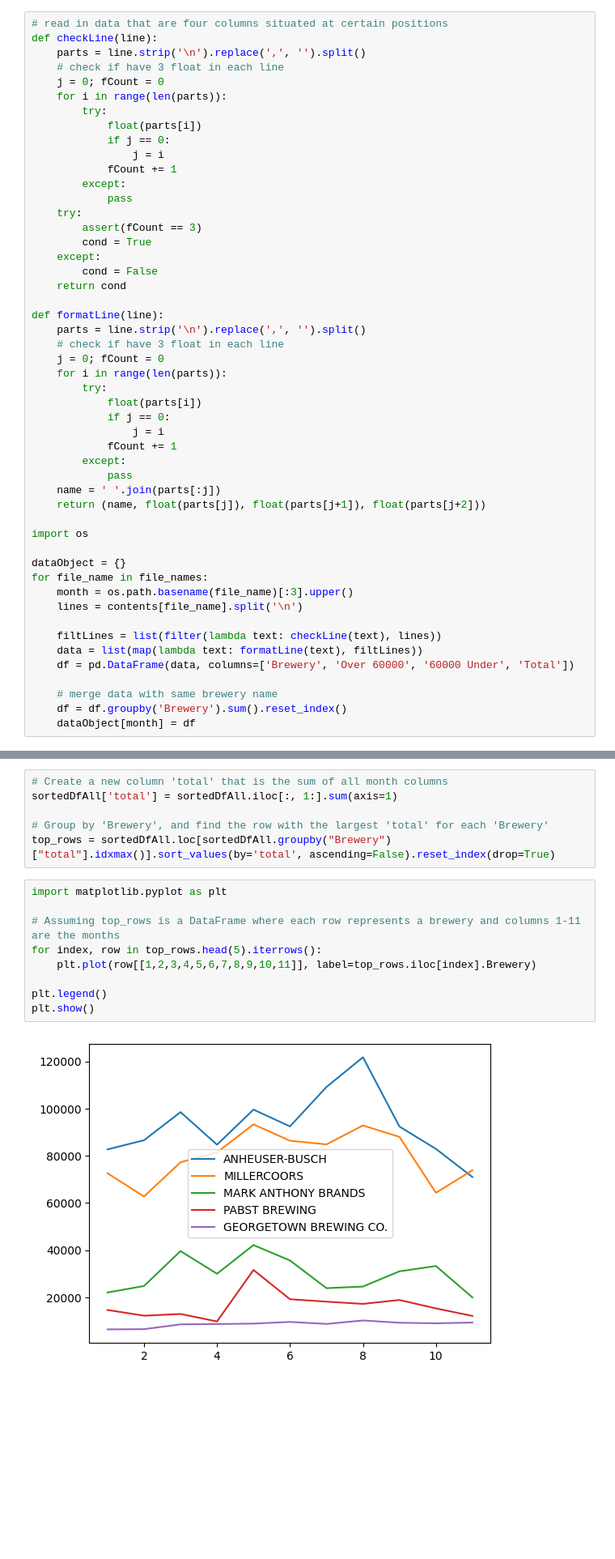
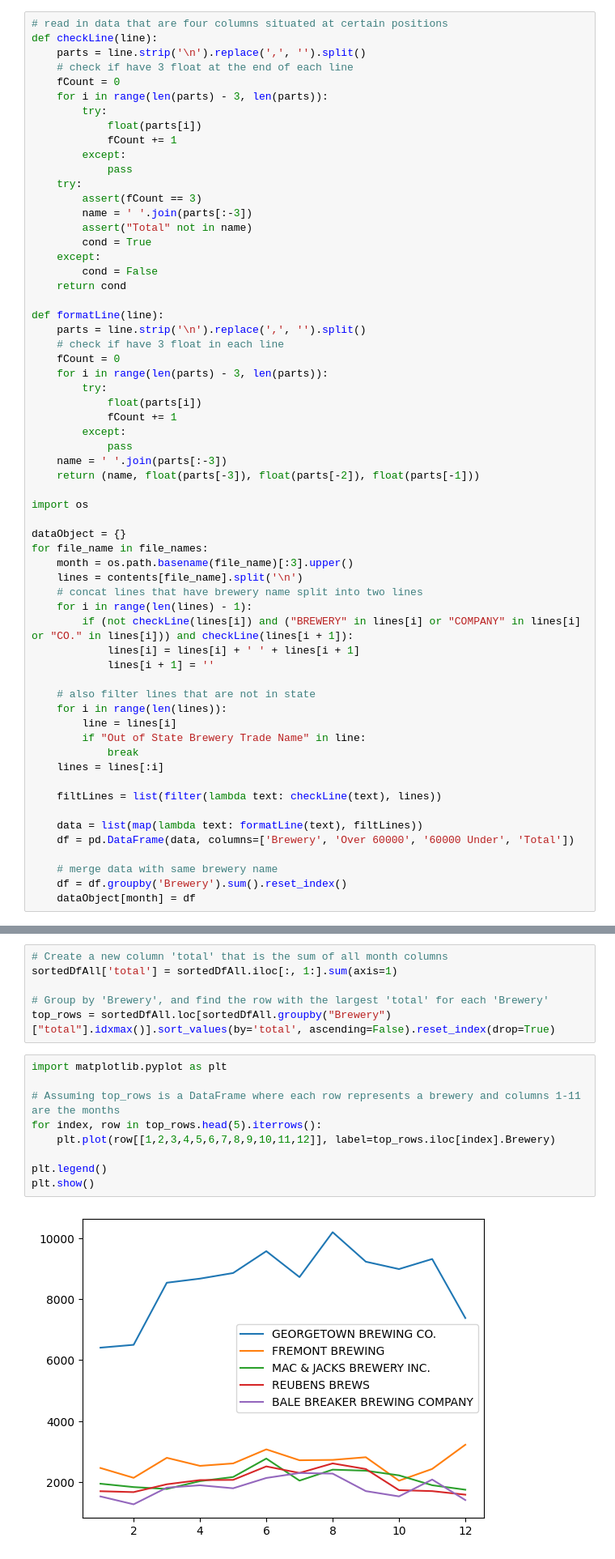
Before and after one commit to mckenzie-maidl/wa-brewers-guild, a Jupyter notebook: production_data_preprocessing.ipynb, the cells around one changed output, grey strips where cells are left out. Shown: that part at 81% size. Cells and saved outputs as stored; diff of their text form; blank space fills up the shorter version.

Commit message:
update the mapping WA breweries and production
1. mapping between WA breweries and production
2. missing brewery list from WA breweries

```diff
--- a/production_data_preprocessing.ipynb
+++ b/production_data_preprocessing.ipynb
@@ -38,18 +25,18 @@ for file_name in file_names:
 # read in data that are four columns situated at certain positions
 def checkLine(line):
     parts = line.strip('\n').replace(',', '').split()
-    # check if have 3 float in each line
-    j = 0; fCount = 0
-    for i in range(len(parts)):
+    # check if have 3 float at the end of each line
+    fCount = 0
+    for i in range(len(parts) - 3, len(parts)):
         try:
             float(parts[i])
-            if j == 0:
-                j = i
             fCount += 1
         except:
             pass
     try:
         assert(fCount == 3)
+        name = ' '.join(parts[:-3])
+        assert("Total" not in name)
         cond = True
     except:
         cond = False
@@ -58,17 +45,15 @@ def checkLine(line):
 def formatLine(line):
     parts = line.strip('\n').replace(',', '').split()
     # check if have 3 float in each line
-    j = 0; fCount = 0
-    for i in range(len(parts)):
+    fCount = 0
+    for i in range(len(parts) - 3, len(parts)):
         try:
             float(parts[i])
-            if j == 0:
-                j = i
             fCount += 1
         except:
             pass
-    name = ' '.join(parts[:j])
-    return (name, float(parts[j]), float(parts[j+1]), float(parts[j+2]))
+    name = ' '.join(parts[:-3])
+    return (name, float(parts[-3]), float(parts[-2]), float(parts[-1]))
 
 import os
 
@@ -76,8 +61,21 @@ dataObject = {}
 for file_name in file_names:
     month = os.path.basename(file_name)[:3].upper()
     lines = contents[file_name].split('\n')
+    # concat lines that have brewery name split into two lines
+    for i in range(len(lines) - 1):
+        if (not checkLine(lines[i]) and ("BREWERY" in lines[i] or "COMPANY" in lines[i] or "CO." in lines[i])) and checkLine(lines[i + 1]):
+            lines[i] = lines[i] + ' ' + lines[i + 1]
+            lines[i + 1] = ''
+
+    # also filter lines that are not in state
+    for i in range(len(lines)):
+        line = lines[i]
+        if "Out of State Brewery Trade Name" in line:
+            break
+    lines = lines[:i]
 
     filtLines = list(filter(lambda text: checkLine(text), lines))
+
     data = list(map(lambda text: formatLine(text), filtLines))
     df = pd.DataFrame(data, columns=['Brewery', 'Over 60000', '60000 Under', 'Total'])
 
@@ -136,11 +118,11 @@ top_rows = sortedDfAll.loc[sortedDfAll.groupby("Brewery")["total"].idxmax()].sor
 # %%
 import matplotlib.pyplot as plt
 
 # Assuming top_rows is a DataFrame where each row represents a brewery and columns 1-11 are the months
 for index, row in top_rows.head(5).iterrows():
-    plt.plot(row[[1,2,3,4,5,6,7,8,9,10,11]], label=top_rows.iloc[index].Brewery)
+    plt.plot(row[[1,2,3,4,5,6,7,8,9,10,11,12]], label=top_rows.iloc[index].Brewery)
 
 plt.legend()
 plt.show()
 # %% [output]
-[figure, old version]
+[figure, new version]
```
Also changed, not shown: parts of 16 cells of this notebook.
